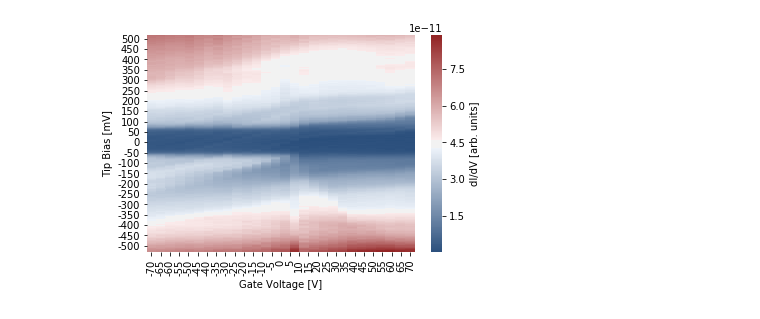
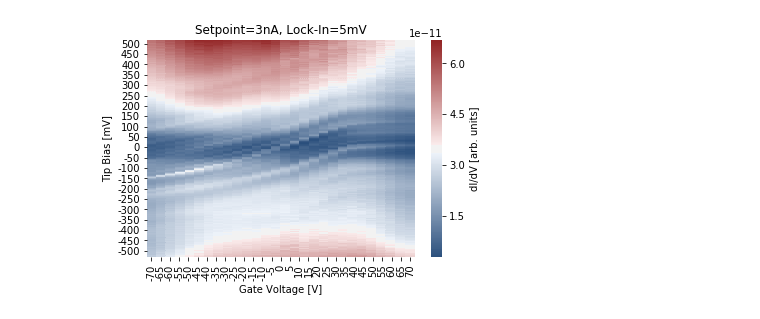
Before and after one commit to behnwa/BLGAnalysis, a Jupyter notebook: BLGSweeps.ipynb, the cells around one changed output. Cells and saved outputs as stored; diff of their text form; code cells hidden in the pictures.

Commit message:
commented BLGSweeps and streamlined

```diff
--- a/BLGSweeps.ipynb
+++ b/BLGSweeps.ipynb
@@ -8,44 +8,46 @@ plt.clf()
 
 # _______ define all variables for plotting and importing data ________
 
-date = "180817"
-sample = "BLG_on_Si"
+date = "180903"          # Date prefix on the filenames
+sample = "BLG_on_Si"     # Sample string used in the filenames
+current = "3nA"
+lock_in = "5mV"
 
-maxbias = 500
-minbias = -500
+maxbias = 500            # Maximum bias voltage applied
+minbias = -500           # Minimum bias voltage applied
 
-maxgate = 70
-mingate = -70
-gatestep = 1
+maxgate = 70             # Max. gate voltage
+mingate = -70            # Min. gate voltage
+gatestep = 1             # Look for gate voltage files beginning with mingate and going up in steps of gatestep
 
-gateAxisInterval = 5
-biasAxisInterval = 50
-
-gateLabels = np.arange(mingate, maxgate + gateAxisInterval, gateAxisInterval)
-numGateTicks = len(gateLabels)
-biasLabels = np.arange(minbias, maxbias + biasAxisInterval, biasAxisInterval)
-numBiasTicks = len(biasLabels)
+gateAxisInterval = 5     # Interval of tickmarks/labels on the gate axis of final plot
+biasAxisInterval = 50    # Tickmarks/label interval for the bias axis
 
 
-dir_name = "/Users/zkrebs/brarlab/data/blg_sweeps/180817/3.5nA"
+dir_name = "/Users/zkrebs/brarlab/data/blg_sweeps/180904/3nA"   # Path for folder containing datafiles
 os.chdir(dir_name)
 
 # ________ end definitions ________
 
+# getFileName(int): takes a gate voltage and looks through current directory for file having this gate voltage in its name.
+
 def getFileName(gateVoltage):
+    # Gather list of .dat files that contain the right date and sample strings
     spectrum_files = [ f for f in glob.glob("*.dat") if date in f and sample in f ]
     for file in spectrum_files:
-        result = re.search("^.*_(-?\d*)V", file)
+        result = re.search("^.*_(-?\d*)V", file)    # Get the gate voltage in filename
         try:
             gateVal = int(result.group(1))
         except:
             continue
-        if gateVal == gateVoltage:
+        if gateVal == gateVoltage: # If we found the right one, return it
             return file
     return None
 
-gatebias = np.arange(mingate, maxgate + gatestep, gatestep)
-gate_intervals = []
+# ________ start main routine ________
+
+gatebias = np.arange(mingate, maxgate + gatestep, gatestep)  # Generate list of gate voltages that we want to include
+gate_intervals = []                                          # To account for uneven gate intervals between data points (more later...)
 last_gate = mingate
 
 for i in range(0, int((maxgate - mingate)/gatestep) + 1):
@@ -56,42 +58,35 @@ for i in range(0, int((maxgate - mingate)/gatestep) + 1):
 
     gate_intervals.append(curr_gate-last_gate)
 
-    dIdV_f = np.genfromtxt( datafile, dtype=float, comments="#", usecols=(3), skip_header=36)
-    dIdV_b = np.genfromtxt( datafile, dtype=float, comments="#", usecols=(7), skip_header=36)
-    #I      = np.genfromtxt( datafile, dtype=float, comments="#", usecols=(1), skip_header=19)
-    #V      = np.genfromtxt( datafile, dtype=float, comments="#", usecols=(2), skip_header=19)
-
+    dIdV_f = np.genfromtxt( datafile, dtype=float, comments="#", usecols=(4), skip_header=19) # Extract Demod1X signal (forward direction)
+    dIdV_b = np.genfromtxt( datafile, dtype=float, comments="#", usecols=(9), skip_header=19) # Backward direction
     dIdV_avg = (dIdV_f + dIdV_b)/2
-    #norm = np.divide(I,V)
-    #ind = int(dIdV_avg.size/2)
-    #dIdV_avg = np.delete(dIdV_avg,np.s_[ind-2:ind+2])
-    #norm = np.delete(norm,np.s_[ind-2:ind+2])
     dIdV_avg_norm = np.flip(dIdV_avg,axis=0)
 
     last_gate = curr_gate
     if i == 0:
         sweep = dIdV_avg_norm
     else:
-        sweep = np.vstack([sweep,dIdV_avg_norm])
+        sweep = np.vstack([sweep,dIdV_avg_norm])    # Stack dI/dV spetra on top of each other to make 2D array
 
-gate_intervals.pop(0)
-new = sweep[0]
+gate_intervals.pop(0)                               # Duplicate gate slices in proportion to the interval
+sweep_proc = sweep[0]
 for i in range(0, len(gate_intervals)):
     if i == 0: k = 1
     else:      k = 0
     for j in range(0, gate_intervals[i]-k):
-        new = np.vstack([new, sweep[i]])
+        sweep_proc = np.vstack([sweep_proc, sweep[i]])
 
-sweep = sweep.transpose()
-new = new.transpose()
-
-print(np.shape(sweep))
-print(np.shape(new))
+sweep_proc = sweep_proc.transpose()                 # Transpose so axes have correct +/- orientation
 
 plt.figure()
-cmap = sns.diverging_palette(250, 12, l = 33, as_cmap=True)
-ax = sns.heatmap(new, cbar_kws={'label': 'dI/dV [arb. units]'}, cmap = cmap)
+cmap = sns.diverging_palette(250, 12, l = 33, as_cmap=True)                         # Plot data array as a heatmap
+ax = sns.heatmap(sweep_proc, cbar_kws={'label': 'dI/dV [arb. units]'}, cmap = cmap)
 
+gateLabels = np.arange(mingate, maxgate + gateAxisInterval, gateAxisInterval)       # Format axis labels
+numGateTicks = len(gateLabels)
+biasLabels = np.arange(minbias, maxbias + biasAxisInterval, biasAxisInterval)
+numBiasTicks = len(biasLabels)
 
 gateLocs = np.arange(0, np.shape(new)[1], np.shape(new)[1]/numGateTicks)
 gateLocs += np.shape(new)[1]/(2*numGateTicks)
@@ -101,17 +96,11 @@ biasLocs += np.shape(new)[0]/(2*numGateTicks)
 plt.xticks(gateLocs, [ str(label) for label in gateLabels] )
 plt.yticks(biasLocs, [ str(label) for label in biasLabels] )
 
-#oldxlabels = [int(item.get_text()) for item in ax.get_xticklabels()]
-#print(oldxlabels)
-#newxlabels = list(map( lambda x : int(mingate + x*(maxgate-mingate)/(max(oldxlabels)+4)), oldxlabels ))
-#ax.set_xticklabels(newxlabels)
-
-#oldylabels = [int(item.get_text()) for item in ax.get_yticklabels()]
-#newylabels = list(map( lambda x : int(maxbias + x*(minbias-maxbias)/max(oldylabels)), oldylabels ))
-#ax.set_yticklabels(newylabels)
-
 plt.xlabel('Gate Voltage [V]')
 plt.ylabel('Tip Bias [mV]')
+plt.title("Setpoint=" + current + ", Lock-In=" + lock_in)
 
+plt.savefig(date + "_sweep_" + sample + "_" + current + ".png")          # Save the raw data and plot image
+np.save(date + "_sweep_" + sample + "_" + current + ".npy", sweep_proc)
 plt.show()
 # %% [output]
@@ -121 +108 @@ plt.show()
-[figure, old version]
+[figure, new version]
```
Also changed, not shown: parts of 1 cell of this notebook.
